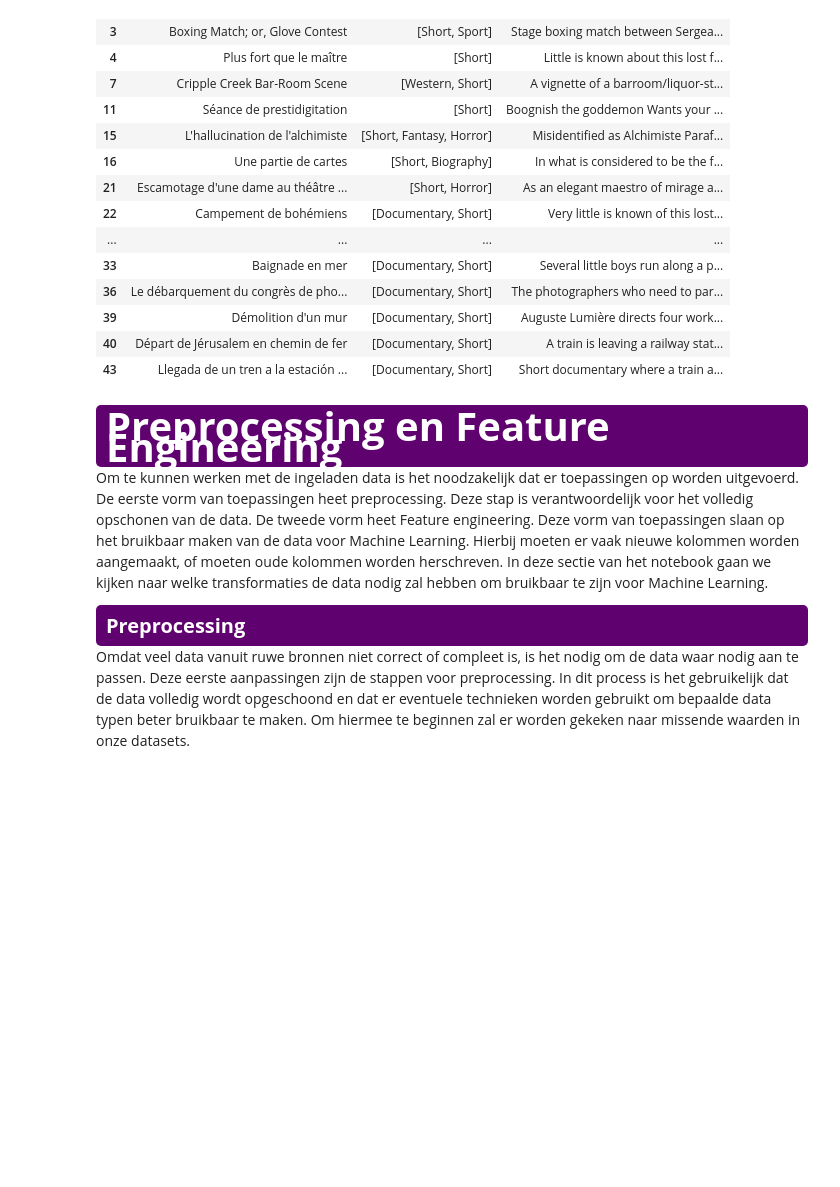
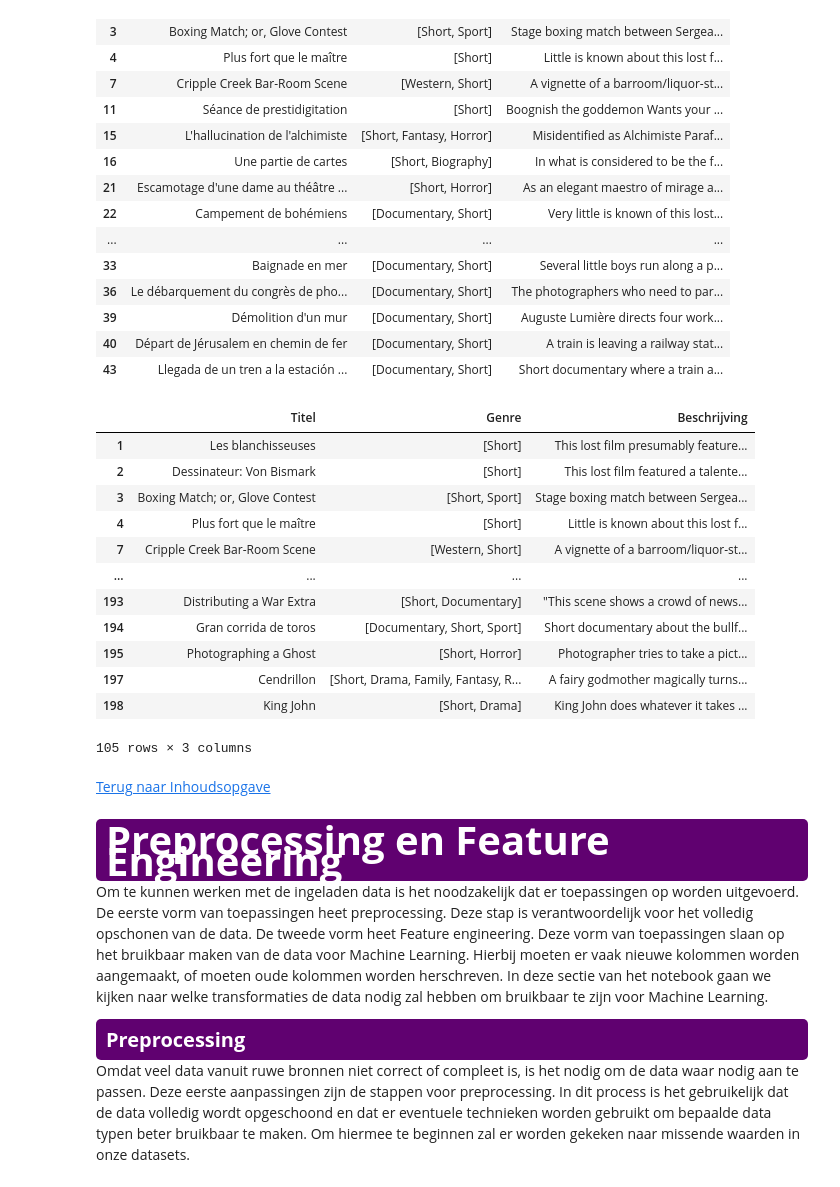
Before and after one commit to BJHeemskerk/Data3, a Jupyter notebook: CineClassify.ipynb, the cells around one changed output. Drawn from its saved outputs; the diff is of its cells as text; code cells hidden in the pictures; blank space fills up the shorter version.

```diff
--- a/CineClassify.ipynb
+++ b/CineClassify.ipynb
@@ -501,9 +503,7 @@ Met deze dataframes is het mogelijk om stappen voor het preprocessen en feature
 # %%
-import requests
-
 url = "https://moviesdatabase.p.rapidapi.com/titles"
 
-querystring = {"limit":"50","info":"base_info"}
+querystring = {"limit":"50","info":"base_info"} #limit is 50 want de api kan per keer maar 50 titels ophalen
 
 headers = {
 	"X-RapidAPI-Key": "862efd2e3dmsh364685e1c50acb8p153999jsnd3c8b4543ef9",
@@ -512,16 +512,15 @@ headers = {
 
 response = requests.get(url, headers=headers, params=querystring)
 
-#transformeren
 
 resultaten = []
 
 # Itereer over elk resultaat in de 'results' lijst van de JSON-respons
 for resultaat in response.json()['results']:
     # Haal de benodigde velden op
-    titel = resultaat['titleText']['text'] if 'titleText' in resultaat else None
-    genres = [genre['text'] for genre in resultaat['genres']['genres']] if 'genres' in resultaat else None
-    plot = resultaat['plot']['plotText']['plainText'] if 'plot' in resultaat and resultaat['plot'] and 'plotText' in resultaat['plot'] else None
+    titel = resultaat['titleText']['text'] if 'titleText' in resultaat else np.nan
+    genres = [genre['text'] for genre in resultaat['genres']['genres']] if 'genres' in resultaat else np.nan
+    plot = resultaat['plot']['plotText']['plainText'] if 'plot' in resultaat and resultaat['plot'] and 'plotText' in resultaat['plot'] else np.nan
 
     # Voeg de resultaten toe aan de lijst
     resultaten.append({
@@ -531,7 +530,10 @@ for resultaat in response.json()['results']:
     })
 
 df = pd.DataFrame(resultaten)
+
+#verwijder de missende waardes
 df.dropna(subset=['Titel', 'Genre', 'Beschrijving'], inplace=True)
+
 # Toon de DataFrame
 display(df)
 # %% [output]
@@ -552,6 +554,65 @@ display(df)
 | 39 | Démolition d'un mur | [Documentary, Short] | Auguste Lumière directs four work... |
 | 40 | Départ de Jérusalem en chemin de fer | [Documentary, Short] | A train is leaving a railway stat... |
 | 43 | Llegada de un tren a la estación ... | [Documentary, Short] | Short documentary where a train a... |
+# %%
+url = "https://moviesdatabase.p.rapidapi.com/titles"
+
+headers = {
+    "X-RapidAPI-Key": "862efd2e3dmsh364685e1c50acb8p153999jsnd3c8b4543ef9",
+    "X-RapidAPI-Host": "moviesdatabase.p.rapidapi.com"
+}
+
+
+resultaten = []
+
+# Itereer over de paginanummers
+for page_number in range(1, 5):
+
+    querystring = {
+        "page": str(page_number),
+        "info": "base_info",
+        "limit": "50"
+    }
+
+    response = requests.get(url, headers=headers, params=querystring)
+
+    # Itereer over elk resultaat in de 'results' lijst van de JSON-respons
+    for resultaat in response.json()['results']:
+        # Haal de benodigde velden op
+        titel = resultaat['titleText']['text'] if 'titleText' in resultaat else np.nan
+        genres = [genre['text'] for genre in resultaat['genres']['genres']] if 'genres' in resultaat else np.nan
+        plot = resultaat['plot']['plotText']['plainText'] if 'plot' in resultaat and resultaat['plot'] and 'plotText' in resultaat['plot'] else np.nan
+
+        # Voeg de resultaten toe aan de lijst
+        resultaten.append({
+            'Titel': titel,
+            'Genre': genres,
+            'Beschrijving': plot
+        })
+
+df2 = pd.DataFrame(resultaten)
+
+#verwijder de missende waardes
+df2.dropna(subset=['Titel', 'Genre', 'Beschrijving'], inplace=True)
+
+# Toon de DataFrame
+display(df2)
+# %% [output]
+|  | Titel | Genre | Beschrijving |
+| 1 | Les blanchisseuses | [Short] | This lost film presumably feature... |
+| 2 | Dessinateur: Von Bismark | [Short] | This lost film featured a talente... |
+| 3 | Boxing Match; or, Glove Contest | [Short, Sport] | Stage boxing match between Sergea... |
+| 4 | Plus fort que le maître | [Short] | Little is known about this lost f... |
+| 7 | Cripple Creek Bar-Room Scene | [Western, Short] | A vignette of a barroom/liquor-st... |
+| ... | ... | ... | ... |
+| 193 | Distributing a War Extra | [Short, Documentary] | "This scene shows a crowd of news... |
+| 194 | Gran corrida de toros | [Documentary, Short, Sport] | Short documentary about the bullf... |
+| 195 | Photographing a Ghost | [Short, Horror] | Photographer tries to take a pict... |
+| 197 | Cendrillon | [Short, Drama, Family, Fantasy, R... | A fairy godmother magically turns... |
+| 198 | King John | [Short, Drama] | King John does whatever it takes ... |
+105 rows × 3 columns
+# %% [markdown]
+[Terug naar Inhoudsopgave](#begin)
 # %% [markdown]
 <div style="background-color:#600170; color:#fff; padding:10px; border-radius:5px; display: flex; justify-content: center; align-items: center; position: relative;">
     <div style="font-size:40px; font-weight:bold;">Preprocessing en Feature Engineering</div>
```
Also changed, not shown: parts of 1 cell of this notebook.
